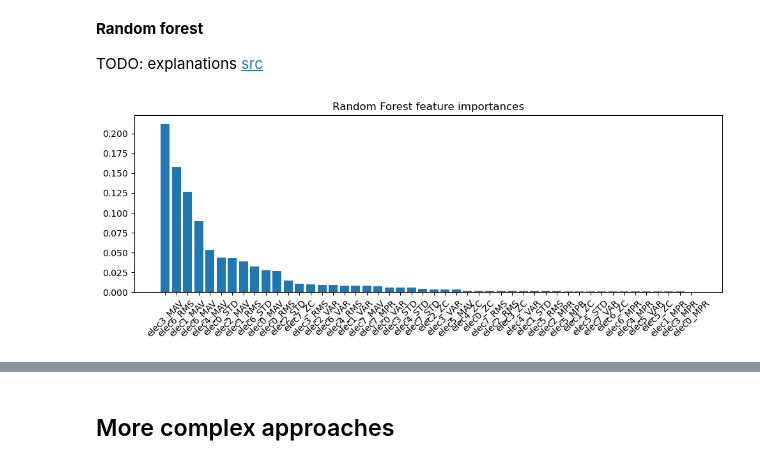
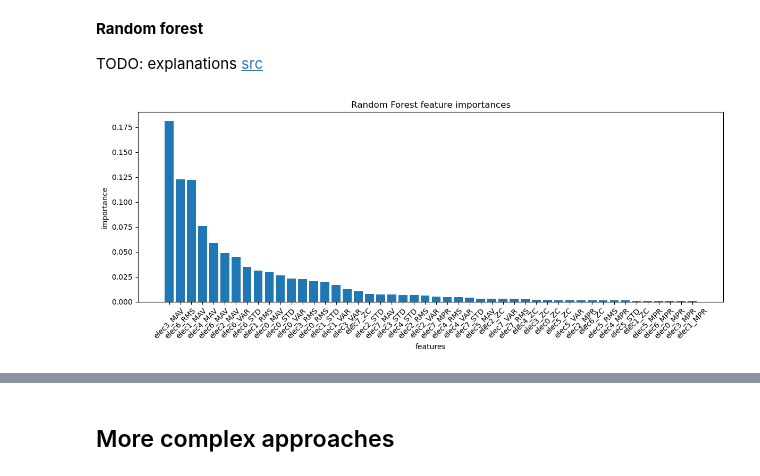
Before and after one commit to KhalilMehalli/Project-SFML, a Jupyter notebook: project.ipynb, the cells around one changed output, grey strips where cells are left out. Saved outputs shown, nothing was run; the diff lists cells and outputs as text; code cells hidden in the pictures.

```diff
--- a/project.ipynb
+++ b/project.ipynb
@@ -406,20 +402,22 @@ feature_importances_ is then the average, over all trees, of those total impurit
 Interpretation: A higher importance means “this feature, when used in splits, reduced the overall error summed over all 51 targets more than other features.
  -->
 # %%
-rf = RandomForestRegressor(random_state=0, n_estimators=10)
+rf = RandomForestRegressor(random_state=0, n_jobs=-1)
 rf.fit(X_g_train_preproc, y_g_train_preproc)
 rf_feat_imp = rf.feature_importances_
 rf_sorted_idx = np.argsort(rf_feat_imp)[::-1] # descending order
 
 column_names = X_g_train_preproc.columns
 
-plt.figure(figsize=(10, 4))
+plt.figure(figsize=(12, 5))
 plt.bar(range(len(rf_feat_imp)), rf_feat_imp[rf_sorted_idx], align='center')
 plt.xticks(range(len(rf_feat_imp)), column_names[rf_sorted_idx], rotation=45)
+plt.xlabel("features")
+plt.ylabel("importance")
 plt.title("Random Forest feature importances")
 plt.tight_layout()
 plt.show()
 # %% [output]
-[figure, old version]
+[figure, new version]
 # %% [markdown]
 #### 3) Feature selection
```
Also changed, not shown: parts of 14 cells of this notebook.
